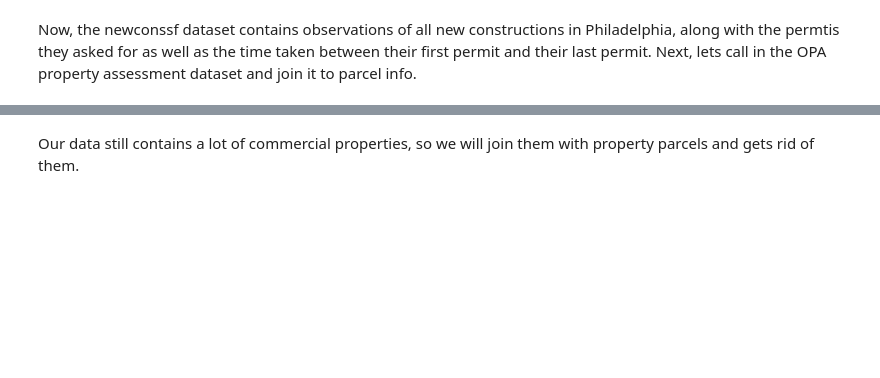
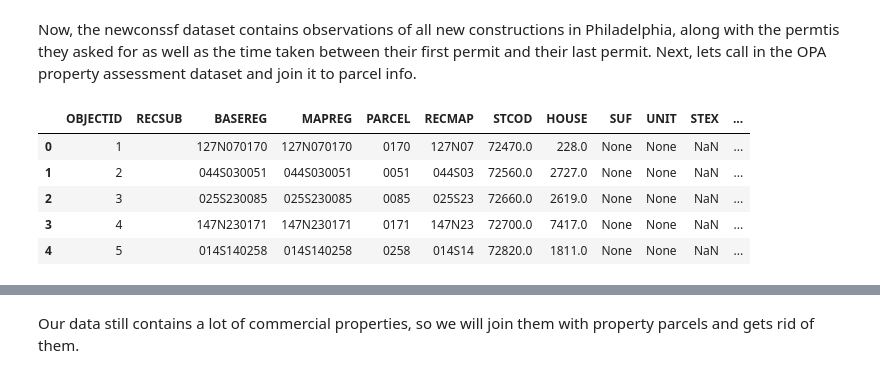
Before and after one commit to avavani/YIMBY, a Jupyter notebook: analysis/impact_score.ipynb, the cells around one changed output, grey strips where cells are left out. Saved outputs shown, nothing was run; the diff lists cells and outputs as text; code cells hidden in the pictures; blank space fills up the shorter version.

```diff
--- a/analysis/impact_score.ipynb
+++ b/analysis/impact_score.ipynb
@@ -94,3 +94,13 @@ newconssf.head()
 | 4 | -885849680 | 2017-01-10 15:46:00+00:00 | 2025-03-06 20:28:48+00:00 | 67 | 0101000020E6100000FD9C873221CC52C... | POINT (-75.18953 40.05754) |
 # %% [markdown]
 Now, the newconssf dataset contains observations of all new constructions in Philadelphia, along with the permtis they asked for as well as the time taken between their first permit and their last permit. Next, lets call in the OPA property assessment dataset and join it to parcel info.
+# %%
+parcels = gpd.read_file('../data/DOR_Parcel.geojson')
+parcels.head()
+# %% [output]
+|  | OBJECTID | RECSUB | BASEREG | MAPREG | PARCEL | RECMAP | STCOD | HOUSE | SUF | UNIT | STEX | ... |
+| 0 | 1 |  | 127N070170 | 127N070170 | 0170 | 127N07 | 72470.0 | 228.0 | None | None | NaN | ... |
+| 1 | 2 |  | 044S030051 | 044S030051 | 0051 | 044S03 | 72560.0 | 2727.0 | None | None | NaN | ... |
+| 2 | 3 |  | 025S230085 | 025S230085 | 0085 | 025S23 | 72660.0 | 2619.0 | None | None | NaN | ... |
+| 3 | 4 |  | 147N230171 | 147N230171 | 0171 | 147N23 | 72700.0 | 7417.0 | None | None | NaN | ... |
+| 4 | 5 |  | 014S140258 | 014S140258 | 0258 | 014S14 | 72820.0 | 1811.0 | None | None | NaN | ... |
```
Also changed, not shown: parts of 27 cells of this notebook, 15 other files.
